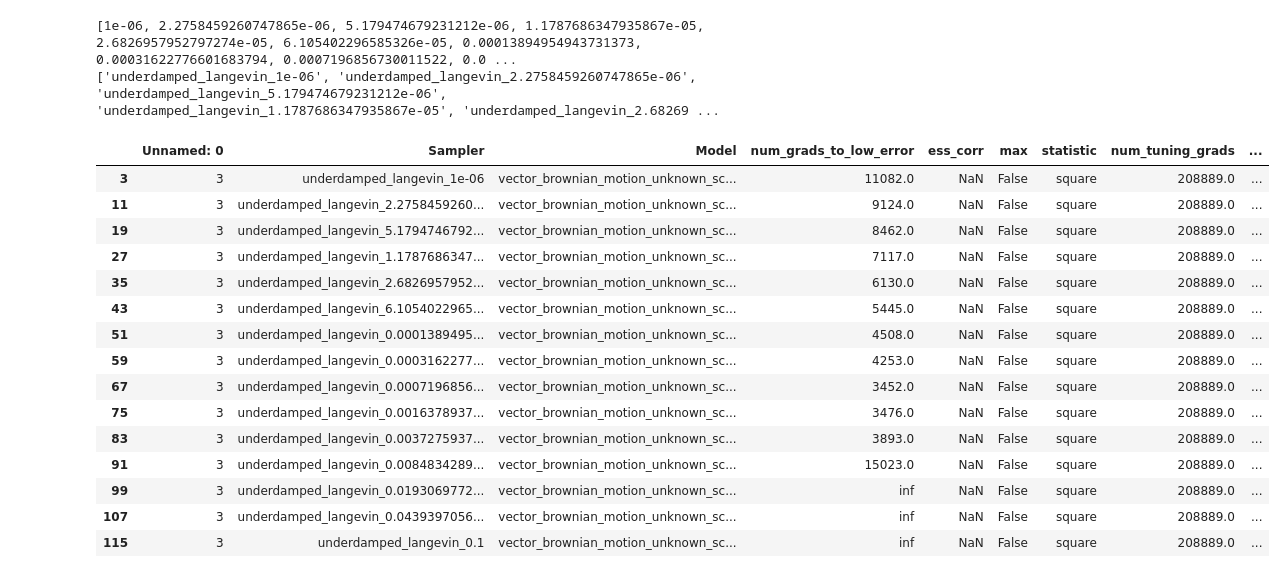
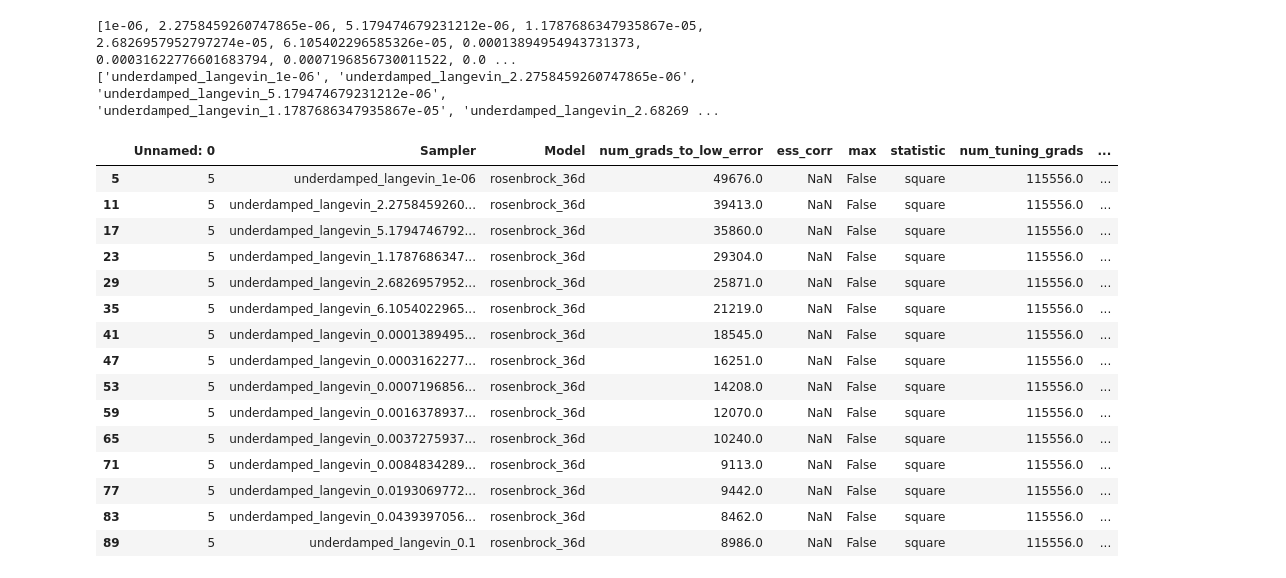
Before and after one commit to reubenharry/sampler-benchmarks, a Jupyter notebook: sampler-comparison/sampler_comparison/experiments/eevpd.ipynb, the cells around one changed output. Drawn from its saved outputs; the diff is of its cells as text; code cells hidden in the pictures.

```diff
--- a/sampler-comparison/sampler_comparison/experiments/eevpd.ipynb
+++ b/sampler-comparison/sampler_comparison/experiments/eevpd.ipynb
@@ -55,48 +55,50 @@ models = [f"ICG"]
 
 
 df_tuned = pd.concat([pd.read_csv(f"../../results/Gaussian_MAMS_Paper/{sampler}_{model}.csv") for sampler, model in itertools.product(samplers, models)], ignore_index=True)
 df_tuned_brownian = pd.concat([pd.read_csv(f"../../results/vector_brownian_motion_unknown_scales_missing_middle_observations/{sampler}_{model}.csv") for sampler, model in itertools.product(samplers, ["vector_brownian_motion_unknown_scales_missing_middle_observations"])], ignore_index=True)
+df_tuned_rosenbrock = pd.concat([pd.read_csv(f"../../results/rosenbrock_36d/{sampler}_{model}.csv") for sampler, model in itertools.product(samplers, ["rosenbrock_36d"])], ignore_index=True)
 # df_tuned = pd.concat([pd.read_csv(f"results/tuned/Rosenbrock/{sampler}_{model}.csv") for sampler, model in itertools.product(samplers, models)], ignore_index=True)
+df_tuned_german_credit = pd.concat([pd.read_csv(f"../../results/vector_german_credit_numeric_sparse_logistic_regression/{sampler}_{model}.csv") for sampler, model in itertools.product(samplers, ["vector_german_credit_numeric_sparse_logistic_regression"])], ignore_index=True)
 
-df = df_tuned_brownian
+df = df_tuned_rosenbrock
 
 # df_grid = pd.concat([pd.read_csv(f"results/grid_search/Gaussian/{sampler}_{model}.csv") for sampler, model in itertools.product(samplers, models)], ignore_index=True)
 
 # df["dim"] = df["Model"].str.extract(r"(\d+)").astype(int)
 df['dev'] = df['Sampler'].apply(lambda x: float(x.split('_')[-1]))
 df = df[df["max"] == False]
-df = df[(df["statistic"] == 'square') | (df['statistic'] == 'x2') ]
+df = df[(df["statistic"] == 'square')]
 df['Integrator'] = df['Sampler'].apply(lambda x: x.split('_')[-1])
 # df['Sampler'] = df['Sampler'].apply(lambda x: x.split('_')[0]+x.split('_')[1]+x.split('_')[2] if x[0]=='g' else x.split('_')[0])
 # df['Sampler'] = df['Sampler'].apply({
 #     'unadjusted_microcanonical__velocity_verlet': 'unadjusted_microcanonical_velocity_verlet',
 #     'adjusted_microcanonical_velocity_verlet': 'adjusted_microcanonical_velocity_verlet',
 #     'underdamped_langevin_velocity_verlet': 'underdamped_langevin_velocity_verlet',
 #     'adjusted_hmc_velocity_verlet': 'adjusted_hmc_velocity_verlet',
 #     'adjusted_malt': 'adjusted_malt',
 # }.get)
 df['ESS'] = 100/df["num_grads_to_low_error"]
 df[df['Integrator']=='velocity_verlet']
 # df=df[df["Sampler"]=='adjusted_microcanonical_velocity_verlet']
 
 df
 # %% [output]
 [1e-06, 2.2758459260747865e-06, 5.179474679231212e-06, 1.1787686347935867e-05, 2.6826957952797274e-05, 6.105402296585326e-05, 0.00013894954943731373, 0.00031622776601683794, 0.0007196856730011522, 0.0 ...
 ['underdamped_langevin_1e-06', 'underdamped_langevin_2.2758459260747865e-06', 'underdamped_langevin_5.179474679231212e-06', 'underdamped_langevin_1.1787686347935867e-05', 'underdamped_langevin_2.68269 ...
 |  | Unnamed: 0 | Sampler | Model | num_grads_to_low_error | ess_corr | max | statistic | num_tuning_grads | ... |
-| 3 | 3 | underdamped_langevin_1e-06 | vector_brownian_motion_unknown_sc... | 11082.0 | NaN | False | square | 208889.0 | ... |
-| 11 | 3 | underdamped_langevin_2.2758459260... | vector_brownian_motion_unknown_sc... | 9124.0 | NaN | False | square | 208889.0 | ... |
-| 19 | 3 | underdamped_langevin_5.1794746792... | vector_brownian_motion_unknown_sc... | 8462.0 | NaN | False | square | 208889.0 | ... |
-| 27 | 3 | underdamped_langevin_1.1787686347... | vector_brownian_motion_unknown_sc... | 7117.0 | NaN | False | square | 208889.0 | ... |
-| 35 | 3 | underdamped_langevin_2.6826957952... | vector_brownian_motion_unknown_sc... | 6130.0 | NaN | False | square | 208889.0 | ... |
-| 43 | 3 | underdamped_langevin_6.1054022965... | vector_brownian_motion_unknown_sc... | 5445.0 | NaN | False | square | 208889.0 | ... |
-| 51 | 3 | underdamped_langevin_0.0001389495... | vector_brownian_motion_unknown_sc... | 4508.0 | NaN | False | square | 208889.0 | ... |
-| 59 | 3 | underdamped_langevin_0.0003162277... | vector_brownian_motion_unknown_sc... | 4253.0 | NaN | False | square | 208889.0 | ... |
-| 67 | 3 | underdamped_langevin_0.0007196856... | vector_brownian_motion_unknown_sc... | 3452.0 | NaN | False | square | 208889.0 | ... |
-| 75 | 3 | underdamped_langevin_0.0016378937... | vector_brownian_motion_unknown_sc... | 3476.0 | NaN | False | square | 208889.0 | ... |
-| 83 | 3 | underdamped_langevin_0.0037275937... | vector_brownian_motion_unknown_sc... | 3893.0 | NaN | False | square | 208889.0 | ... |
-| 91 | 3 | underdamped_langevin_0.0084834289... | vector_brownian_motion_unknown_sc... | 15023.0 | NaN | False | square | 208889.0 | ... |
-| 99 | 3 | underdamped_langevin_0.0193069772... | vector_brownian_motion_unknown_sc... | inf | NaN | False | square | 208889.0 | ... |
-| 107 | 3 | underdamped_langevin_0.0439397056... | vector_brownian_motion_unknown_sc... | inf | NaN | False | square | 208889.0 | ... |
-| 115 | 3 | underdamped_langevin_0.1 | vector_brownian_motion_unknown_sc... | inf | NaN | False | square | 208889.0 | ... |
+| 5 | 5 | underdamped_langevin_1e-06 | rosenbrock_36d | 49676.0 | NaN | False | square | 115556.0 | ... |
+| 11 | 5 | underdamped_langevin_2.2758459260... | rosenbrock_36d | 39413.0 | NaN | False | square | 115556.0 | ... |
+| 17 | 5 | underdamped_langevin_5.1794746792... | rosenbrock_36d | 35860.0 | NaN | False | square | 115556.0 | ... |
+| 23 | 5 | underdamped_langevin_1.1787686347... | rosenbrock_36d | 29304.0 | NaN | False | square | 115556.0 | ... |
+| 29 | 5 | underdamped_langevin_2.6826957952... | rosenbrock_36d | 25871.0 | NaN | False | square | 115556.0 | ... |
+| 35 | 5 | underdamped_langevin_6.1054022965... | rosenbrock_36d | 21219.0 | NaN | False | square | 115556.0 | ... |
+| 41 | 5 | underdamped_langevin_0.0001389495... | rosenbrock_36d | 18545.0 | NaN | False | square | 115556.0 | ... |
+| 47 | 5 | underdamped_langevin_0.0003162277... | rosenbrock_36d | 16251.0 | NaN | False | square | 115556.0 | ... |
+| 53 | 5 | underdamped_langevin_0.0007196856... | rosenbrock_36d | 14208.0 | NaN | False | square | 115556.0 | ... |
+| 59 | 5 | underdamped_langevin_0.0016378937... | rosenbrock_36d | 12070.0 | NaN | False | square | 115556.0 | ... |
+| 65 | 5 | underdamped_langevin_0.0037275937... | rosenbrock_36d | 10240.0 | NaN | False | square | 115556.0 | ... |
+| 71 | 5 | underdamped_langevin_0.0084834289... | rosenbrock_36d | 9113.0 | NaN | False | square | 115556.0 | ... |
+| 77 | 5 | underdamped_langevin_0.0193069772... | rosenbrock_36d | 9442.0 | NaN | False | square | 115556.0 | ... |
+| 83 | 5 | underdamped_langevin_0.0439397056... | rosenbrock_36d | 8462.0 | NaN | False | square | 115556.0 | ... |
+| 89 | 5 | underdamped_langevin_0.1 | rosenbrock_36d | 8986.0 | NaN | False | square | 115556.0 | ... |
 # %%
```
Also changed, not shown: parts of 2 cells of this notebook.
